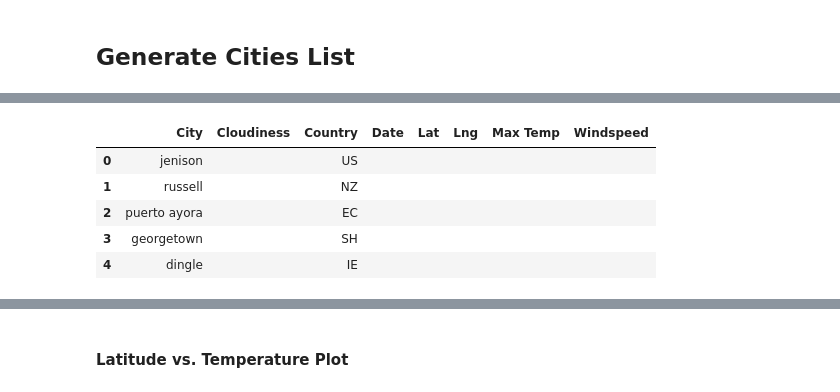
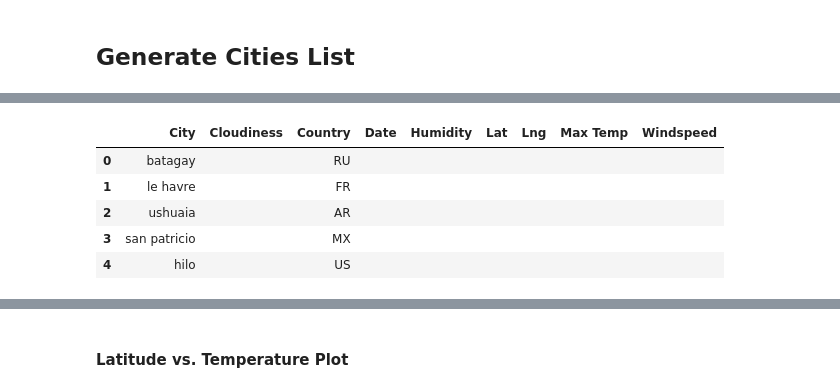
Before and after one commit to kreitlerj/WeatherPy, a Jupyter notebook: WeatherPy/WeatherPy.ipynb, the cells around one changed output, grey strips where cells are left out. Drawn from its saved outputs; the diff is of its cells as text; code cells hidden in the pictures.

```diff
--- a/WeatherPy/WeatherPy.ipynb
+++ b/WeatherPy/WeatherPy.ipynb
@@ -64,14 +63,14 @@ print(len(countries))
 # %%
 #Create a dataframe to store the data
 city_weather = pd.DataFrame({'City': cities, 'Cloudiness': "", 'Country': countries, 'Date': "",
-                            'Lat': "", 'Lng': "", 'Max Temp': "", 'Windspeed': ""})
+                            'Humidity': "", 'Lat': "", 'Lng': "", 'Max Temp': "", 'Windspeed': ""})
 
 #Preview the dataframe
 city_weather.head()
 # %% [output]
-|  | City | Cloudiness | Country | Date | Lat | Lng | Max Temp | Windspeed |
-| 0 | jenison |  | US |  |  |  |  |  |
-| 1 | russell |  | NZ |  |  |  |  |  |
-| 2 | puerto ayora |  | EC |  |  |  |  |  |
-| 3 | georgetown |  | SH |  |  |  |  |  |
-| 4 | dingle |  | IE |  |  |  |  |  |
+|  | City | Cloudiness | Country | Date | Humidity | Lat | Lng | Max Temp | Windspeed |
+| 0 | batagay |  | RU |  |  |  |  |  |  |
+| 1 | le havre |  | FR |  |  |  |  |  |  |
+| 2 | ushuaia |  | AR |  |  |  |  |  |  |
+| 3 | san patricio |  | MX |  |  |  |  |  |  |
+| 4 | hilo |  | US |  |  |  |  |  |  |
```
Also changed, not shown: parts of 22 cells of this notebook, 8 other files.
